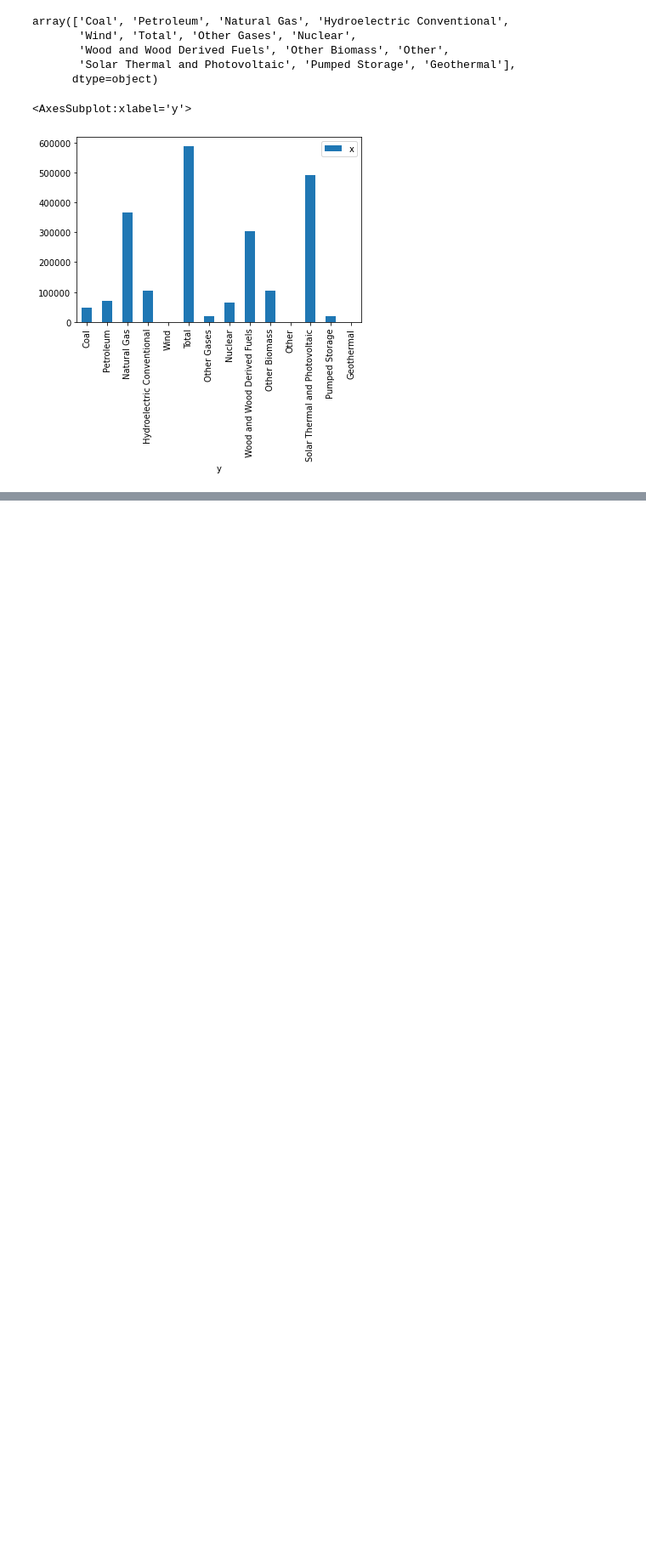
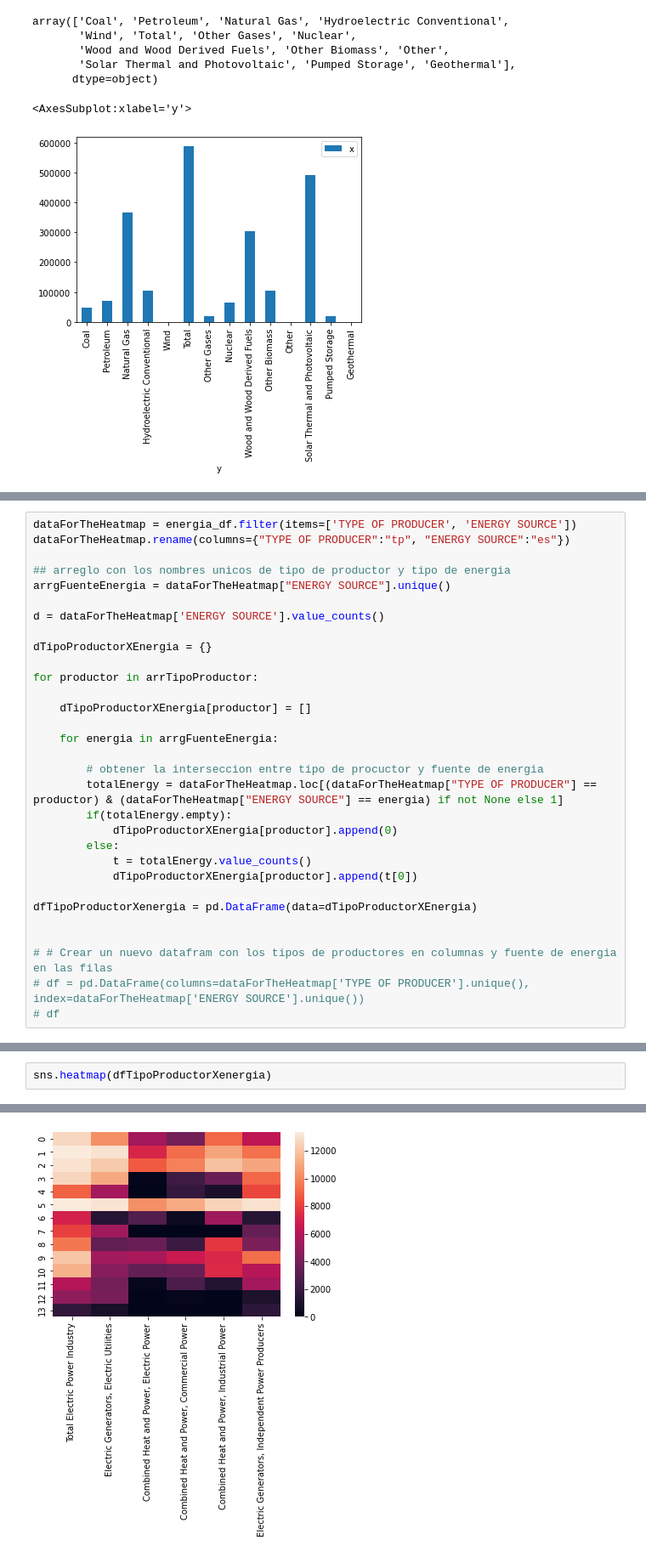
Before and after one commit to EnriqueLaguna/ProyectoAnalisisDatos, a Jupyter notebook: Codigo/graficas.ipynb, the cells around one changed output, grey strips where cells are left out. Shown at 85% size. Cells and saved outputs as stored; diff of their text form; blank space fills up the shorter version.

```diff
--- a/Codigo/graficas.ipynb
+++ b/Codigo/graficas.ipynb
@@ -306,0 +455,31 @@ array(['Coal', 'Petroleum', 'Natural Gas', 'Hydroelectric Conventional',
+# %%
+dataForTheHeatmap = energia_df.filter(items=['TYPE OF PRODUCER', 'ENERGY SOURCE'])
+dataForTheHeatmap.rename(columns={"TYPE OF PRODUCER":"tp", "ENERGY SOURCE":"es"})
+
+## arreglo con los nombres unicos de tipo de productor y tipo de energia
+arrgFuenteEnergia = dataForTheHeatmap["ENERGY SOURCE"].unique()
+
+d = dataForTheHeatmap['ENERGY SOURCE'].value_counts()
+
+dTipoProductorXEnergia = {}
+
+for productor in arrTipoProductor:
+
+    dTipoProductorXEnergia[productor] = []
+
+    for energia in arrgFuenteEnergia:
+
+        # obtener la interseccion entre tipo de procuctor y fuente de energia
+        totalEnergy = dataForTheHeatmap.loc[(dataForTheHeatmap["TYPE OF PRODUCER"] == productor) & (dataForTheHeatmap["ENERGY SOURCE"] == energia) if not None else 1]
+        if(totalEnergy.empty):
+            dTipoProductorXEnergia[productor].append(0)
+        else:
+            t = totalEnergy.value_counts()
+            dTipoProductorXEnergia[productor].append(t[0])
+
+dfTipoProductorXenergia = pd.DataFrame(data=dTipoProductorXEnergia)
+
+
+# # Crear un nuevo datafram con los tipos de productores en columnas y fuente de energia en las filas
+# df = pd.DataFrame(columns=dataForTheHeatmap['TYPE OF PRODUCER'].unique(), index=dataForTheHeatmap['ENERGY SOURCE'].unique())
+# df
@@ -306,0 +515,3 @@ array(['Coal', 'Petroleum', 'Natural Gas', 'Hydroelectric Conventional',
+# %%
+sns.heatmap(dfTipoProductorXenergia)
+# %% [output]
@@ -306,0 +519 @@ array(['Coal', 'Petroleum', 'Natural Gas', 'Hydroelectric Conventional',
+[figure, added]
```
Also changed, not shown: parts of 15 cells of this notebook, 2 other files.
